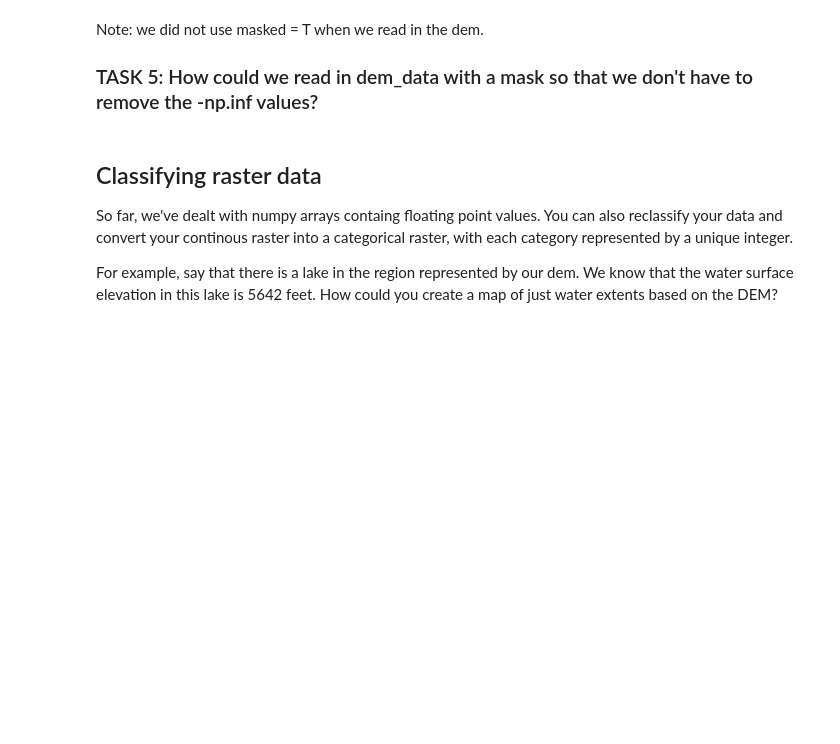
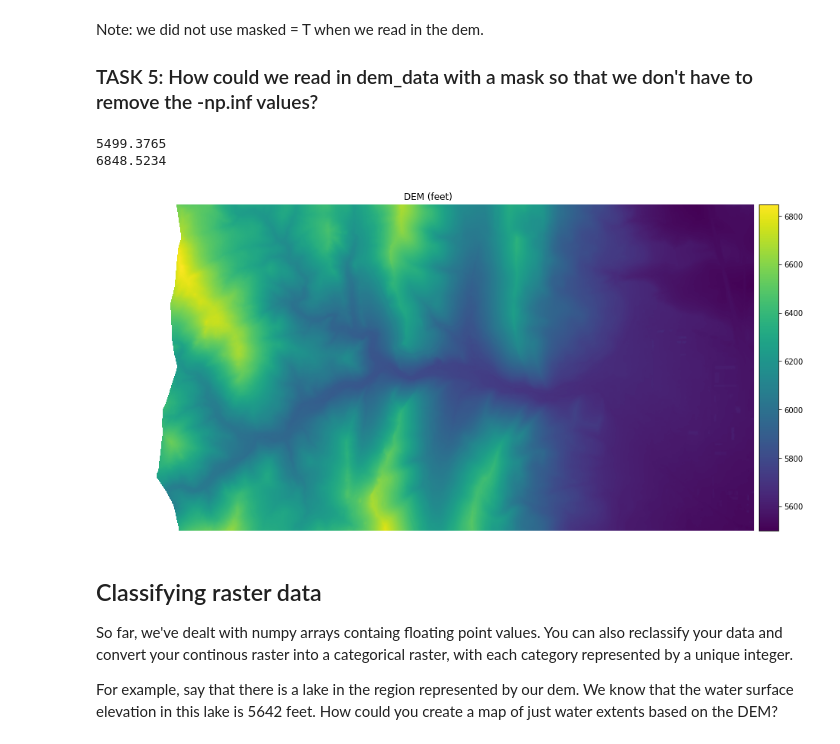
Before and after one commit to adarsh-syr/EnvDatSci22, a Jupyter notebook: CodeSprints/RasterData101.ipynb, the cells around one changed output. Cells and saved outputs as stored; diff of their text form; code cells hidden in the pictures; blank space fills up the shorter version.

```diff
--- a/CodeSprints/RasterData101.ipynb
+++ b/CodeSprints/RasterData101.ipynb
@@ -270,7 +318,7 @@ You can learn more about working with numpy arrays in [Lesson 1 of the Introduct
 *Note: there are 3.28084 feet per meter*
 # %%
 #Task 4:
-dem_feet = dem_data * #enter number of feet per meters here to convert units
+dem_feet = dem_data * 3.28084 #enter number of feet per meters here to convert units
 # %% [markdown]
 View the summary statistics for the dem_feet array you created under task 4.
 # %%
@@ -291,23 +359,32 @@ Note: we did not use masked = T when we read in the dem.
 # %%
 #Task 5:
 # read in raw dem data and metadata through raster connection
-
+with rio.open(dem_pre_path) as dem_src:
+    dem_data_ma = dem_src.read(1, masked = True)
+    dem_meta_ma = dem_src.profile
 
 # use dem_data to create dem_feet_ma
-
+dem_feet_mas = dem_data_ma*3.28084
 
 # print out min and max values
+print(dem_feet_mas.min())
+print(dem_feet_mas.max())
+# %% [output]
+5499.3765
+6848.5234
 # %%
 # plot the masked data to make sure it makes sense:
-fig, ax = plt.subplots(figsize=(6, 6))
+fig, ax = plt.subplots(figsize=(16, 8))
 
 ep.plot_bands(dem_feet_ma,
-              cmap='Greys',
+              cmap='viridis',
               title="DEM (feet)",
               scale=False,
               ax=ax)
 ax.set_axis_off()
 plt.show()
+# %% [output]
+[figure, added]
 # %% [markdown]
 ## Classifying raster data
 
```
Also changed, not shown: parts of 49 cells of this notebook.
